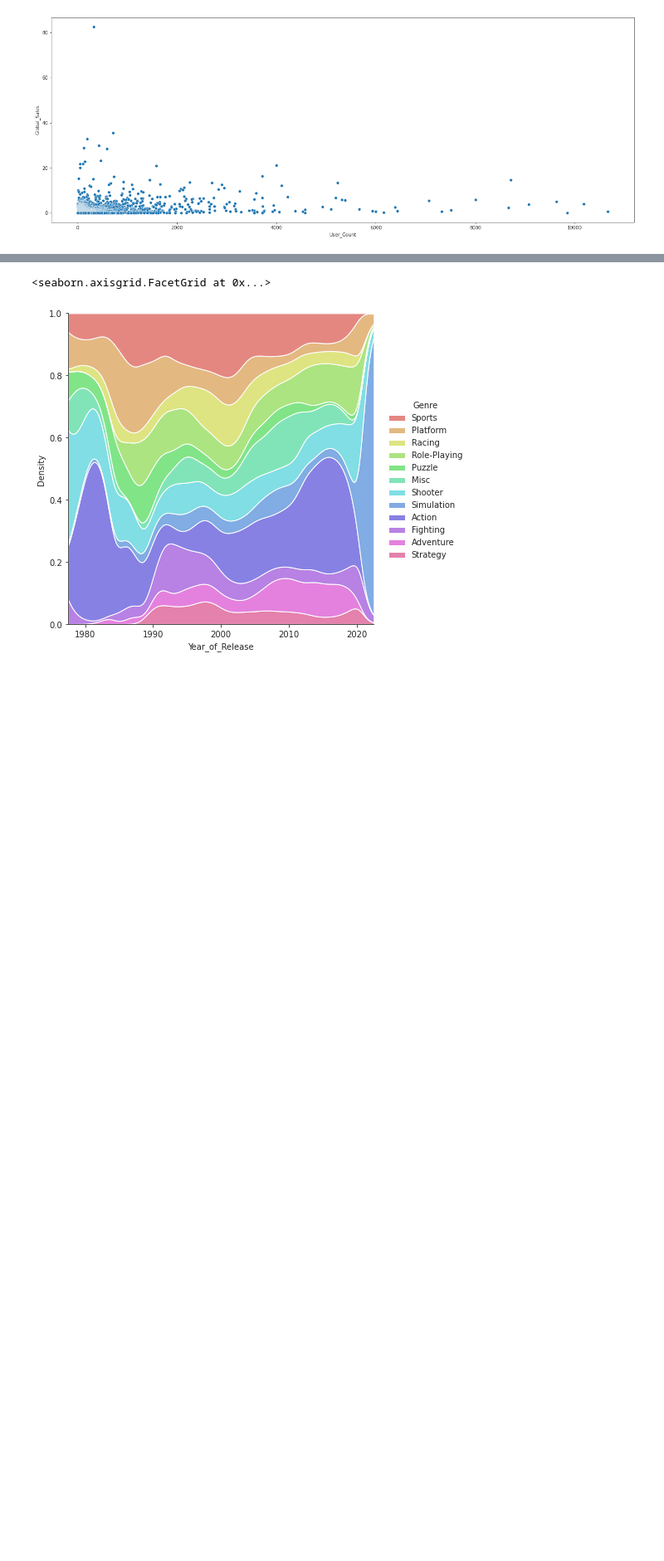
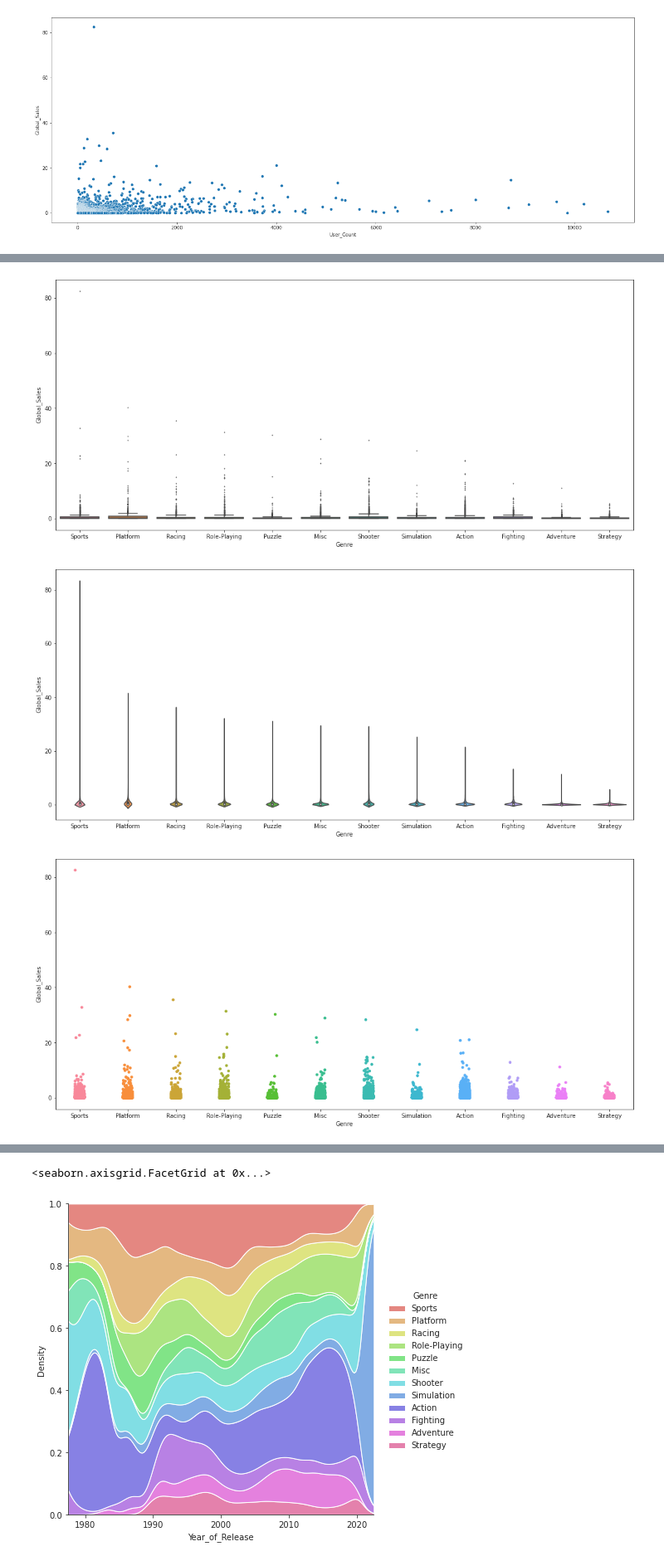
Before and after one commit to rushikeshnaik779/EDA, a Jupyter notebook: Video_Games_Sales.ipynb, the cells around one changed output, grey strips where cells are left out. Shown at 83% size. Drawn from its saved outputs; the diff is of its cells as text; code cells hidden in the pictures; blank space fills up the shorter version.

```diff
--- a/Video_Games_Sales.ipynb
+++ b/Video_Games_Sales.ipynb
@@ -581,0 +597,19 @@ plt.show()
+# %%
+ def catvsnum(colm):
+    plt.figure(figsize=(18, 8))
+    sns.boxplot(x=data[colm], y=data['Global_Sales'], fliersize=True)
+    plt.show()
+
+    plt.figure(figsize=(18, 8))
+    sns.violinplot(x=data[colm], y=data['Global_Sales'], fliersize=True)
+    plt.show()
+
+    plt.figure(figsize=(18, 8))
+    sns.stripplot(x=data[colm], y=data['Global_Sales'])
+    plt.show()
+# %%
+catvsnum('Genre')
+# %% [output]
+[figure, added]
+[figure, added]
+[figure, added]
```
Also changed, not shown: parts of 9 cells of this notebook.
